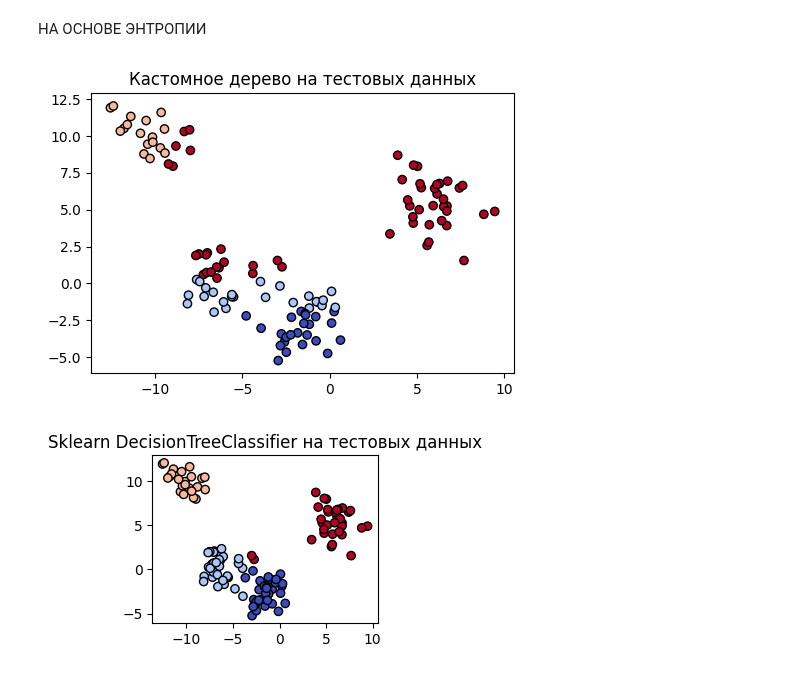
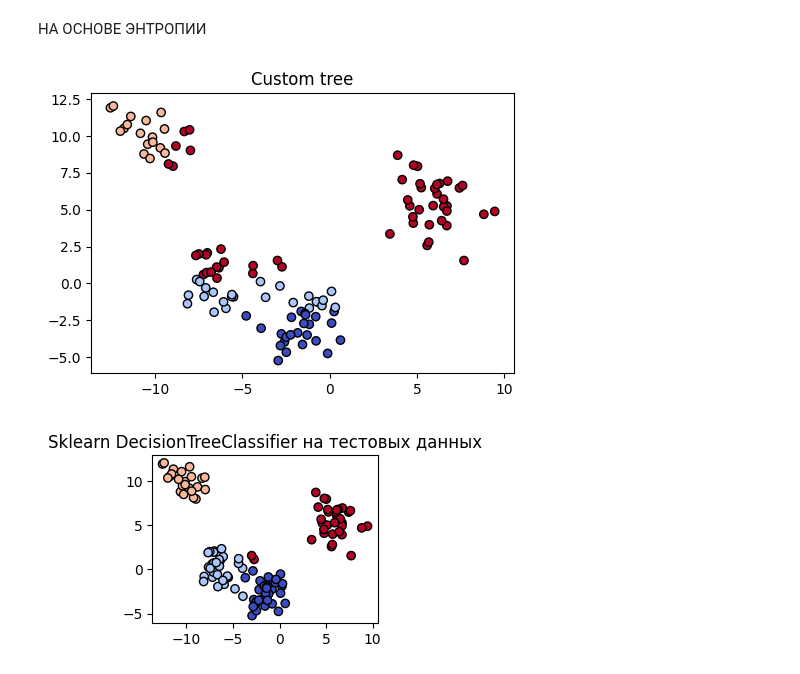
Before and after one commit to Dragoh54/MachineLearning-Labs, a Jupyter notebook: lab6/2024_ML_LR6_MACS (2).ipynb, the cells around one changed output. Cells and saved outputs as stored; diff of their text form; code cells hidden in the pictures.

```diff
--- a/lab6/2024_ML_LR6_MACS (2).ipynb
+++ b/lab6/2024_ML_LR6_MACS (2).ipynb
@@ -113,13 +109,11 @@ $$IG(Q) = S_{0}-\displaystyle\sum_{i=1}^{q} \frac{N_{i}}{N}S_{i}$$
 3. Реализуйте учебное приложение, которое строит решающее дерево на основе критерия Джини классификации на данных состоящих не более чем из двух признаков.*
 # %%
 def gini(y):
-    """Вычисление критерия Джини для вектора y."""
     counts = np.bincount(y)
     probabilities = counts / len(y)
     return 1 - np.sum([p ** 2 for p in probabilities])
 
 def information_gain(y, y_left, y_right, criterion):
-    """Вычисление прироста информации для выбранного критерия."""
     if criterion == "entropy":
         parent_loss = entropy(y)
         left_loss = entropy(y_left)
@@ -205,14 +199,14 @@ y_pred_sklearn = sklearn_tree.predict(X_test)
 # %%
 # Визуализация результатов
 plt.figure(figsize=(12, 8))
 
 # Кастомное дерево на тестовой выборке
 plt.subplot(2, 2, 1)
 plt.scatter(X_test[:, 0], X_test[:, 1], c=y_pred_custom, cmap='coolwarm', edgecolors='k')
-plt.title("Кастомное дерево на тестовых данных")
+plt.title("Custom tree")
 plt.show()
 # %% [output]
-[figure, old version]
+[figure, new version]
 # %%
 # Встроенное дерево на тестовой выборке
 plt.subplot(2, 2, 2)
```
Also changed, not shown: parts of 8 cells of this notebook.
